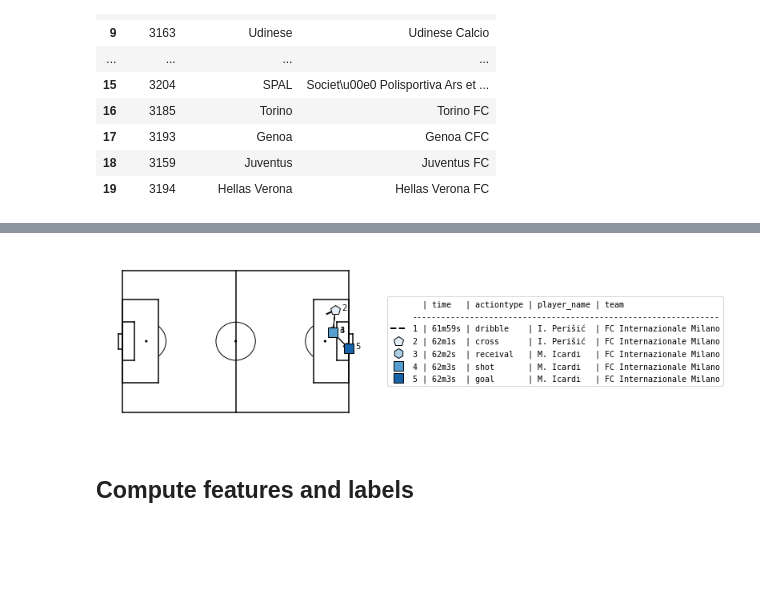
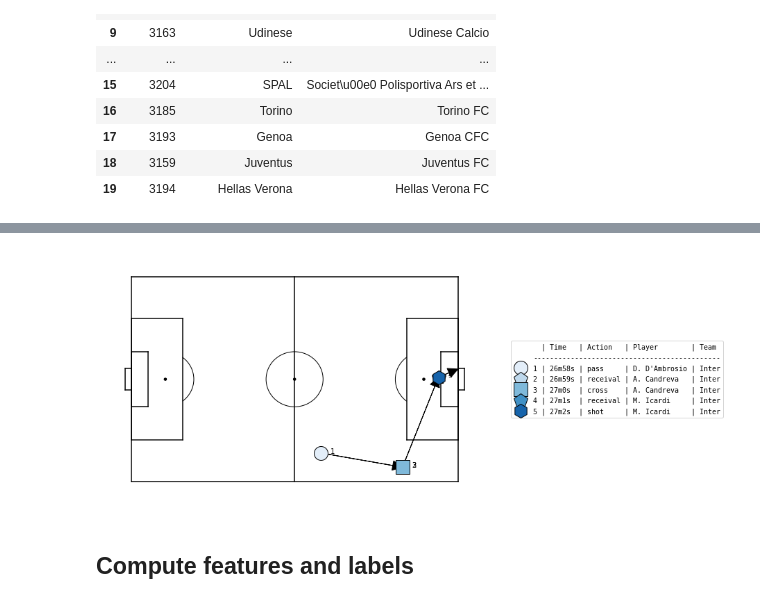
Before and after one commit to leonardoy99/Thesis_Moneyball, a Jupyter notebook: Code/Atomic_SPADL_ITA.ipynb, the cells around one changed output, grey strips where cells are left out. Drawn from its saved outputs; the diff is of its cells as text; code cells hidden in the pictures; blank space fills up the shorter version.

```diff
--- a/Code/Atomic_SPADL_ITA.ipynb
+++ b/Code/Atomic_SPADL_ITA.ipynb
@@ -129,3 +129,5 @@ Data columns (total 9 columns):
  8   away_score      380 non-null    int64
 dtypes: datetime64[ns](1), int64(8)
 memory usage: 29.7 KB
+# %%
+a = wyscout.events(2576034)
@@ -228,8 +256,8 @@ atomic_actions[:5]
 #select a goal to plot
 import matplotsoccer
 
-for shot in list(atomic_actions[(atomic_actions.type_name == "goal")][2:3].index):
-    a = atomic_actions[shot-4:shot+1].copy()
+for shot in list(atomic_actions[(atomic_actions.type_name == "goal")][:1].index):
+    a = atomic_actions[shot-5:shot].copy()
 
     a["start_x"] = a.x
     a["start_y"] = a.y
@@ -248,14 +276,16 @@ for shot in list(atomic_actions[(atomic_actions.type_name == "goal")][2:3].index
 
     a["nice_time"] = a.apply(nice_time,axis=1)
     labels = a[["nice_time", "type_name", "player_name", "team_name"]]
+    labels[['team_name']] = 'Inter'
+
 
     matplotsoccer.actions(
         location=a[["start_x", "start_y", "end_x", "end_y"]],
         action_type=a.type_name,
         team= a.team_name,
         label=labels,
-        labeltitle=["time", "actiontype", "player_name", "team"],
+        labeltitle=["Time", "Action", "Player", "Team"],
         zoom=False,
-        figsize=6
+        figsize=10
     )
 # %% [output]
@@ -263,4 +293,4 @@ for shot in list(atomic_actions[(atomic_actions.type_name == "goal")][2:3].index
-[figure, old version]
+[figure, new version]
 # %% [markdown]
 ## Compute features and labels
 # %%
```
Also changed, not shown: parts of 19 cells of this notebook, 4 other files.
